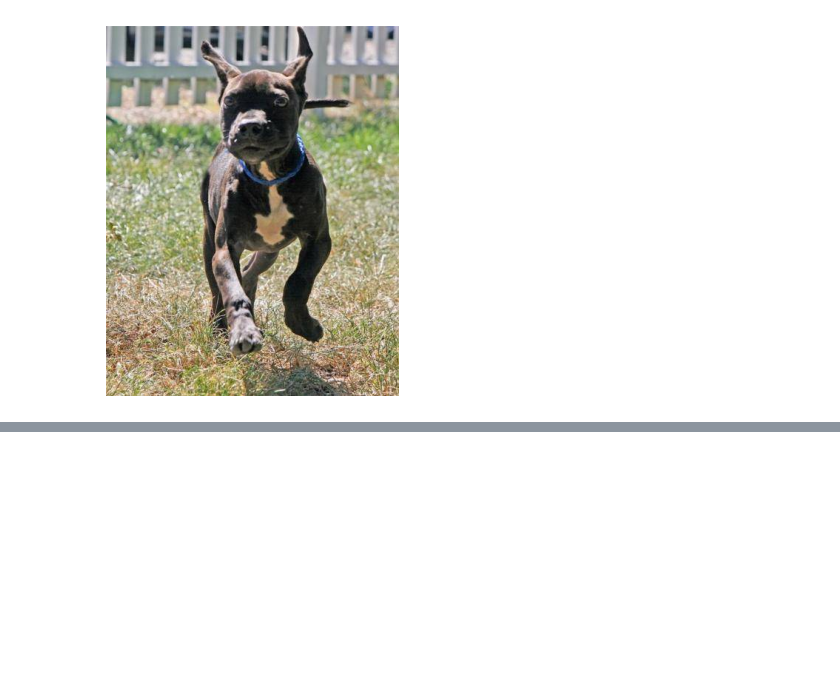
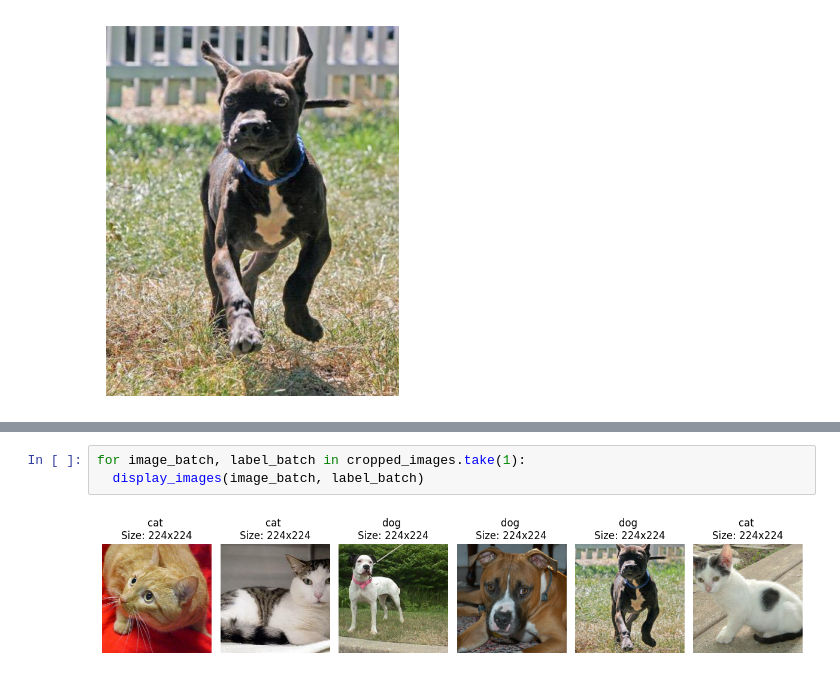
Before and after one commit to joneshshrestha/artificial-intelligence, a Jupyter notebook: Convolution Neural Network (CNN)/image-classification.ipynb, the cells around one changed output, grey strips where cells are left out. Drawn from its saved outputs; the diff is of its cells as text; blank space fills up the shorter version.

```diff
--- a/Convolution Neural Network (CNN)/image-classification.ipynb
+++ b/Convolution Neural Network (CNN)/image-classification.ipynb
@@ -31,0 +66,5 @@ TypeError: image_dataset_from_directory() missing 1 required positional argument
+# %%
+for image_batch, label_batch in cropped_images.take(1):
+  display_images(image_batch, label_batch)
+# %% [output]
+[figure, added]
```
Also changed, not shown: parts of 7 cells of this notebook, 2 other files.
